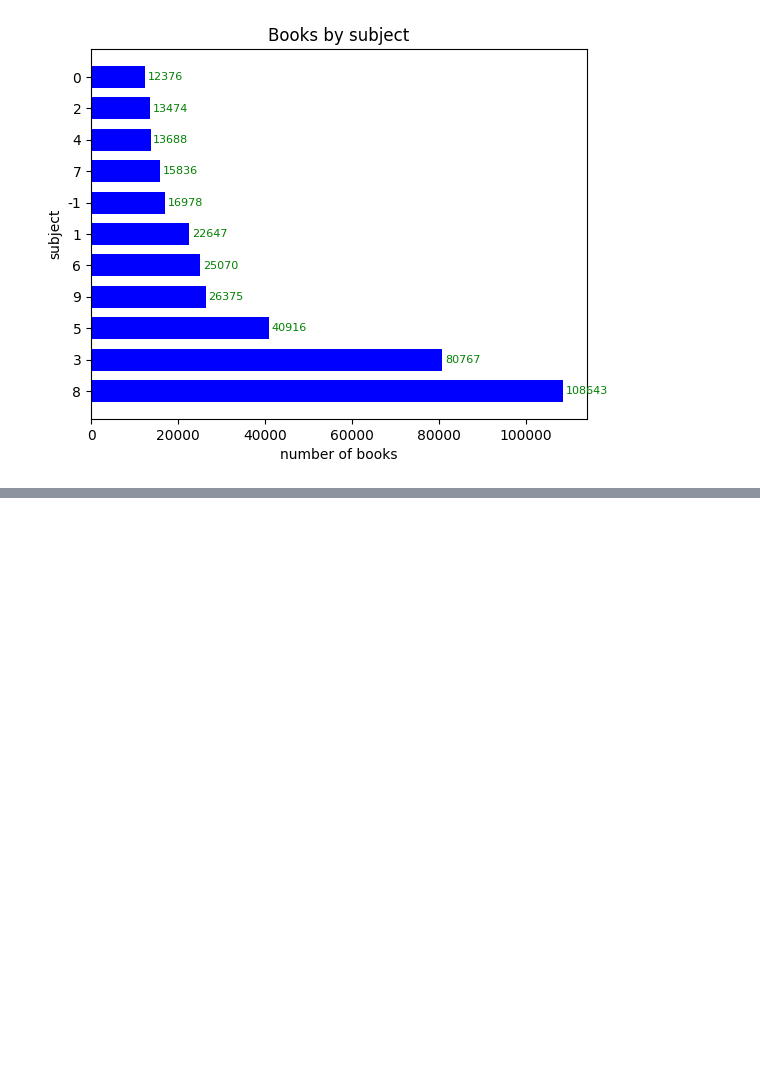
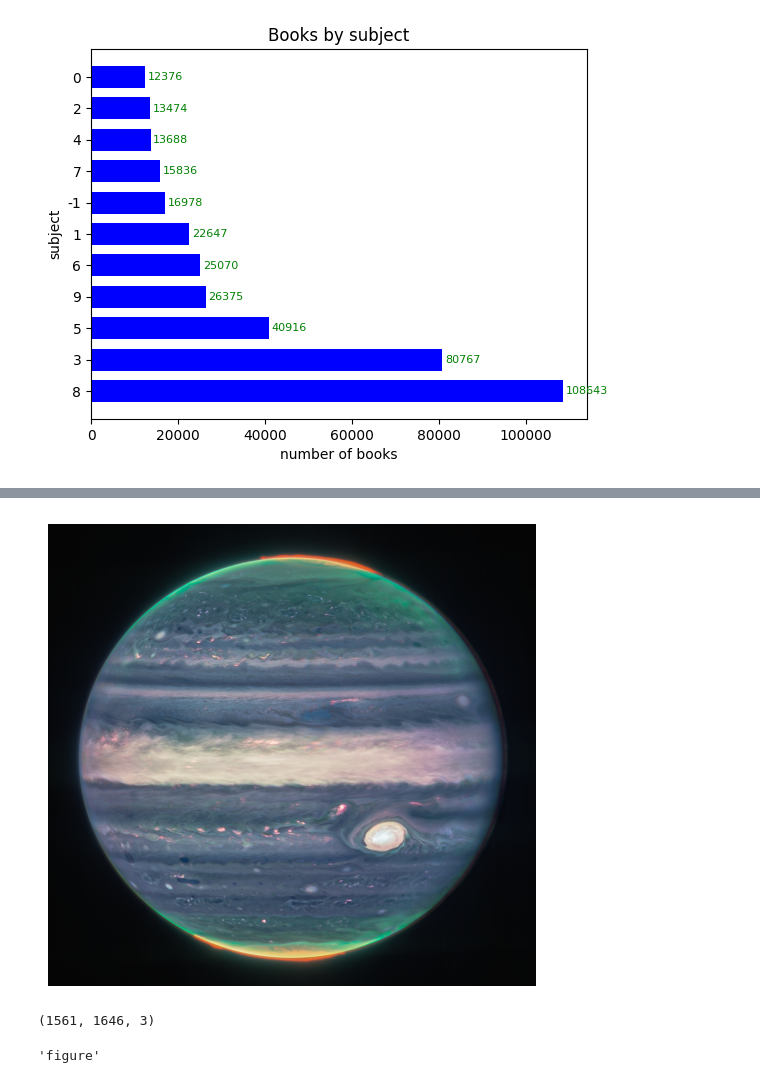
Before and after one commit to hyeonn-06/data_analysis, a Jupyter notebook: ch05_2.ipynb, the cells around one changed output, grey strips where cells are left out. Saved outputs shown, nothing was run; the diff lists cells and outputs as text; code cells hidden in the pictures; blank space fills up the shorter version.

```diff
--- a/ch05_2.ipynb
+++ b/ch05_2.ipynb
@@ -207,0 +245,17 @@ plt.show()
+# %%
+from PIL import Image
+
+pil_img = Image.open('jupiter.png')
+plt.figure(figsize=(8,6))
+plt.imshow(pil_img)
+plt.axis("off")
+plt.show()
+# %% [output]
+[figure, added]
+# %%
+import numpy as np
+
+arr_img = np.array(pil_img)
+arr_img.shape
+# %% [output]
+(1561, 1646, 3)
@@ -207,0 +264,4 @@ plt.show()
+# %%
+plt.rcParams['savefig.dpi']
+# %% [output]
+'figure'
```
Also changed, not shown: parts of 7 cells of this notebook.
